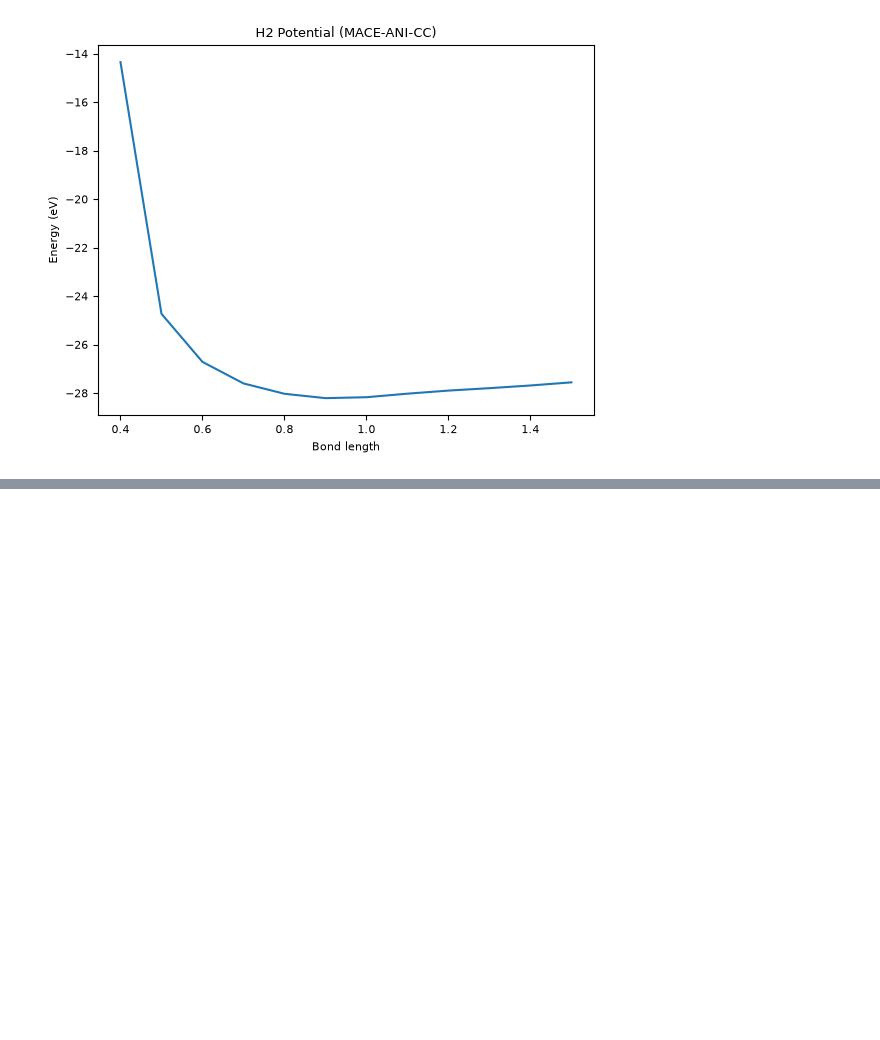
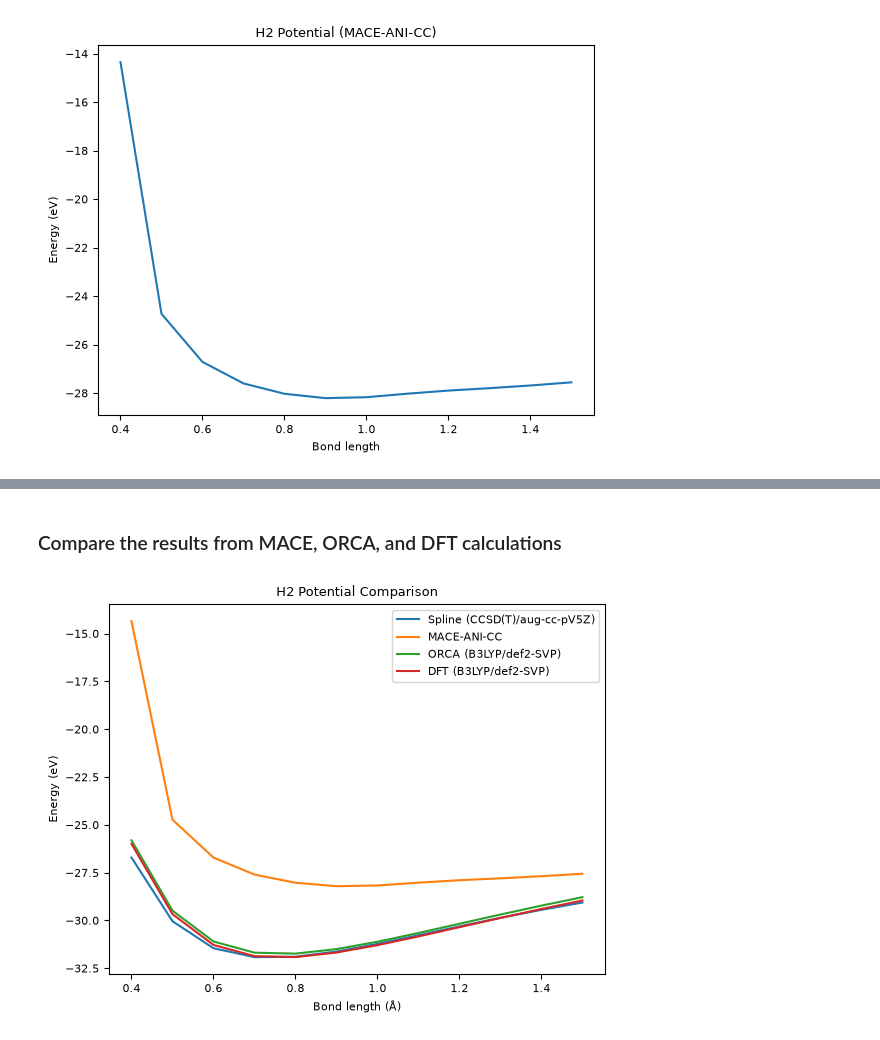
Before and after one commit to Tsumura-m/PySCIVR, a Jupyter notebook: docs/notebooks/single_point.ipynb, the cells around one changed output, grey strips where cells are left out. Cells and saved outputs as stored; diff of their text form; code cells hidden in the pictures; blank space fills up the shorter version.

```diff
--- a/docs/notebooks/single_point.ipynb
+++ b/docs/notebooks/single_point.ipynb
@@ -47,11 +52,11 @@ plt.show()
 # %%
 posi_list = np.array([[[0.0, 0.0, 0.0], [0.0, 0.0, r]] for r in r_list])
-ener_list_batch, _ = pot_h2.energy_forces(posi_list)
+ener_list_batch_spline, _ = pot_h2.energy_forces(posi_list)
 
 plt.xlabel("Bond length (Å)")
 plt.ylabel("Energy (eV)")
 plt.title("H2 Potential (CCSD(T)/aug-cc-pV5Z + Cubic Spline)")
-plt.plot(r_list, ener_list_batch)
+plt.plot(r_list, ener_list_batch_spline)
 plt.show()
 # %% [output]
 [figure]
@@ -77,16 +84,20 @@ import matplotlib.pyplot as plt
 
 from pyscivr.potentials import mace_anicc_potential
 
-pot_mace = mace_anicc_potential(['H', 'H'], device='cpu', num_threads=1)
+import warnings
+warnings.filterwarnings("ignore") # Ignore warnings from MACE
+
 r_list = np.linspace(0.4, 1.5, 12)
 posi_list = np.array([[[0.0, 0.0, 0.0], [0.0, 0.0, r]] for r in r_list])
 
-ener_list_batch, _ = pot_mace.energy_forces(posi_list)
+pot_mace = mace_anicc_potential(['H', 'H'], device='cpu', num_threads=1)
+
+ener_list_batch_mace, _ = pot_mace.energy_forces(posi_list)
 
 plt.xlabel("Bond length")
 plt.ylabel("Energy (eV)")
 plt.title("H2 Potential (MACE-ANI-CC)")
-plt.plot(r_list, ener_list_batch)
+plt.plot(r_list, ener_list_batch_mace)
 plt.show()
 # %% [output]
 cuequivariance or cuequivariance_torch is not available. Cuequivariance acceleration will be disabled.
@@ -94,0 +188,14 @@ Using ANI couple cluster model for MACECalculator, see https://doi.org/10.1063/5
+# %% [markdown]
+### Compare the results from MACE, ORCA, and DFT calculations
+# %%
+plt.plot(r_list, ener_list_batch_spline, label='Spline (CCSD(T)/aug-cc-pV5Z)')
+plt.plot(r_list, ener_list_batch_mace, label='MACE-ANI-CC')
+plt.plot(r_list, ener_list_batch_orca, label='ORCA (B3LYP/def2-SVP)')
+plt.plot(r_list, ener_list_batch_dft, label='DFT (B3LYP/def2-SVP)')
+plt.xlabel("Bond length (Å)")
+plt.ylabel("Energy (eV)")
+plt.title("H2 Potential Comparison")
+plt.legend()
+plt.show()
+# %% [output]
+[figure, added]
```
Also changed, not shown: parts of 8 cells of this notebook, 20 other files.
